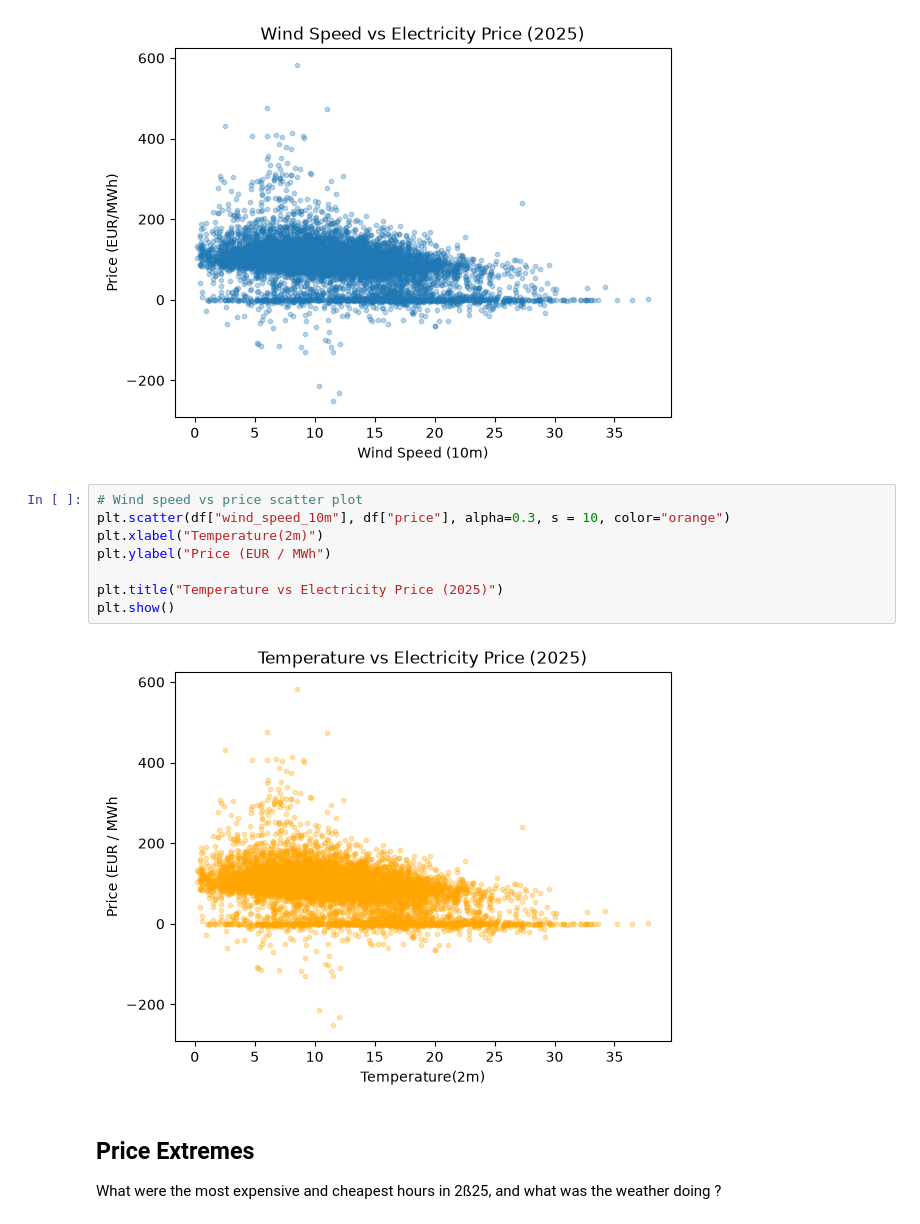
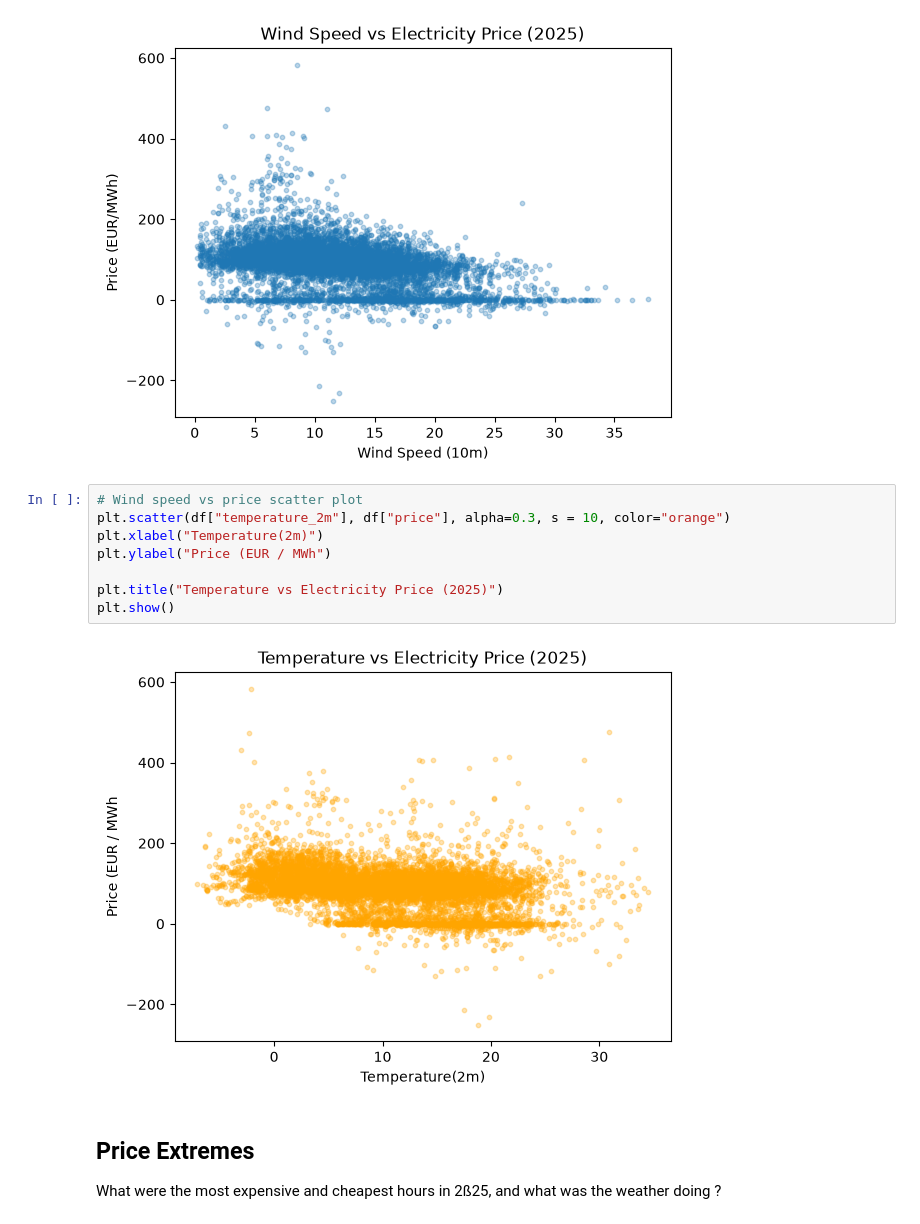
Before and after one commit to imon333/DE_Electricity_price_forecasting, a Jupyter notebook: notebooks/eda.ipynb, the cells around one changed output. Drawn from its saved outputs; the diff is of its cells as text.

Commit message:
fixed the temperature vs electricitx price

```diff
--- a/notebooks/eda.ipynb
+++ b/notebooks/eda.ipynb
@@ -54,14 +54,14 @@ plt.show()
 [figure]
 # %%
 # Wind speed vs price scatter plot
-plt.scatter(df["wind_speed_10m"], df["price"], alpha=0.3, s = 10, color="orange")
+plt.scatter(df["temperature_2m"], df["price"], alpha=0.3, s = 10, color="orange")
 plt.xlabel("Temperature(2m)")
 plt.ylabel("Price (EUR / MWh")
 
 plt.title("Temperature vs Electricity Price (2025)")
 plt.show()
 # %% [output]
-[figure, old version]
+[figure, new version]
 # %% [markdown]
 ## Price Extremes
 What were the most expensive and cheapest hours in 2ß25, and what was the weather doing ?
```
